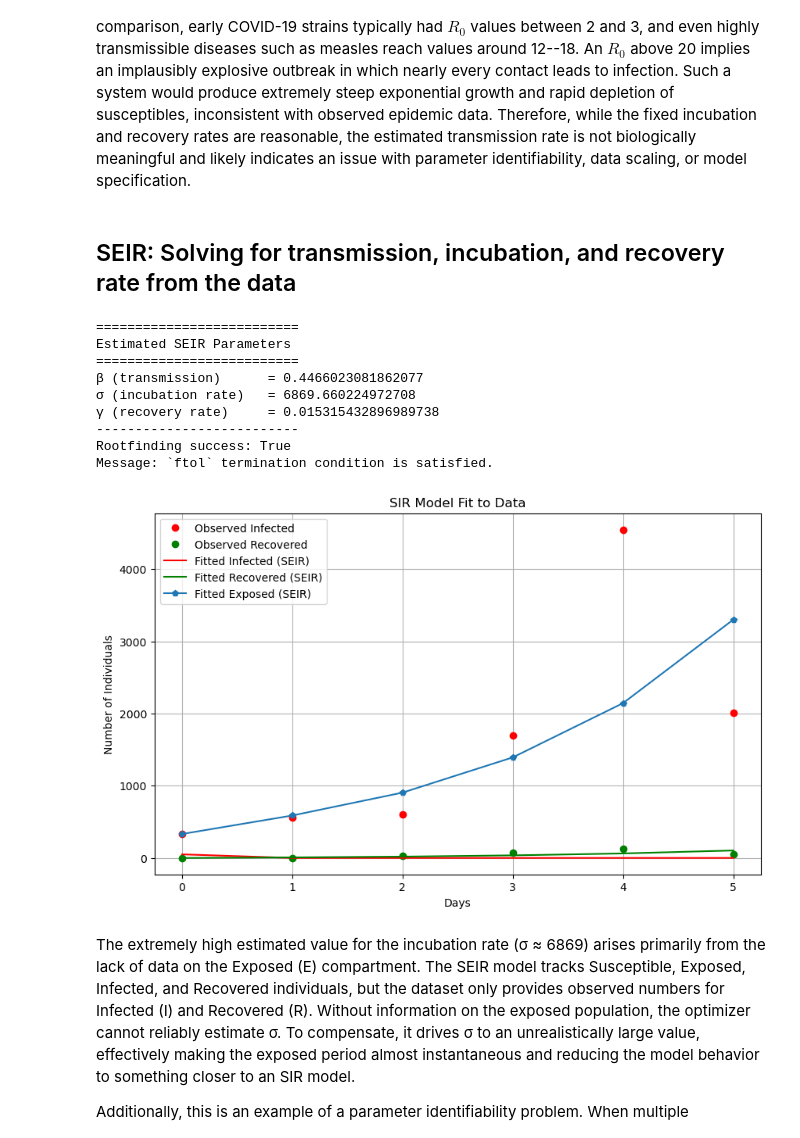
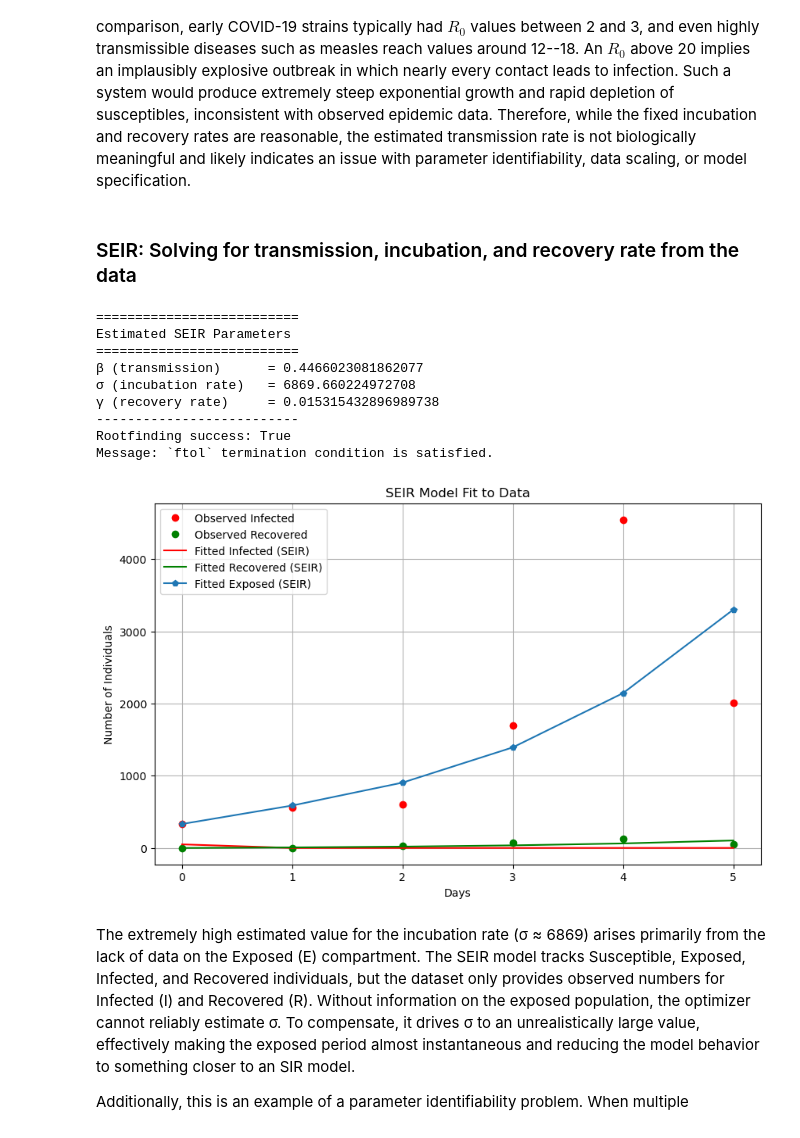
Before and after one commit to carlykiang/apma4300-disease-modeling, a Jupyter notebook: project.ipynb, the cells around one changed output. Drawn from its saved outputs; the diff is of its cells as text; code cells hidden in the pictures.

```diff
--- a/project.ipynb
+++ b/project.ipynb
@@ -755,7 +757,7 @@ R_0 = \frac{2.437}{0.1} \approx 24.4,
 $$
 which is far outside any realistic range for COVID-19 or most human respiratory infections. For comparison, early COVID-19 strains typically had $R_0$ values between 2 and 3, and even highly transmissible diseases such as measles reach values around 12--18. An $R_0$ above 20 implies an implausibly explosive outbreak in which nearly every contact leads to infection. Such a system would produce extremely steep exponential growth and rapid depletion of susceptibles, inconsistent with observed epidemic data. Therefore, while the fixed incubation and recovery rates are reasonable, the estimated transmission rate is not biologically meaningful and likely indicates an issue with parameter identifiability, data scaling, or model specification.
 # %% [markdown]
-## SEIR: Solving for transmission, incubation, and recovery rate from the data
+### SEIR: Solving for transmission, incubation, and recovery rate from the data
 # %%
 # ----------------------------------------------------------------------
 # STEP 1 CONTINUED: Load arrays derived earlier from the JHU dataset
@@ -869,35 +871,35 @@ print("Message:", solution.message)
 # 6) Solve SEIR model with fitted parameters for plotting
 # -----------------------------
 S_fit, I_fit, E_fit, R_fit = solve_seir([beta_hat, sigma_hat, gamma_hat])
 
 # -----------------------------
 # 7) Plot results
 # -----------------------------
 plt.figure(figsize=(10,6))
 plt.plot(t_data, I_data, 'ro', label='Observed Infected')
 plt.plot(t_data, R_data, 'go', label='Observed Recovered')
 # plt.plot(t_data, S_data, 'bo', label='Observed Susceptible')
 plt.plot(t_data, I_fit, 'r-', label='Fitted Infected (SEIR)')
 plt.plot(t_data, R_fit, 'g-', label='Fitted Recovered (SEIR)')
 # plt.plot(t_data, S_fit, 'b-', label='Fitted Susceptible (SEIR)')
 plt.plot(t_data, E_fit, 'p-', label='Fitted Exposed (SEIR)')
 plt.xlabel('Days')
 plt.ylabel('Number of Individuals')
-plt.title('SIR Model Fit to Data')
+plt.title('SEIR Model Fit to Data')
 plt.legend()
 plt.grid(True)
 plt.show()
 # %% [output]
 ==========================
 Estimated SEIR Parameters
 ==========================
 β (transmission)      = 0.4466023081862077
 σ (incubation rate)   = 6869.660224972708
 γ (recovery rate)     = 0.015315432896989738
 --------------------------
 Rootfinding success: True
 Message: `ftol` termination condition is satisfied.
-[figure, old version]
+[figure, new version]
 # %% [markdown]
 The extremely high estimated value for the incubation rate (σ ≈ 6869) arises primarily from the lack of data on the Exposed (E) compartment. The SEIR model tracks Susceptible, Exposed, Infected, and Recovered individuals, but the dataset only provides observed numbers for Infected (I) and Recovered (R). Without information on the exposed population, the optimizer cannot reliably estimate σ. To compensate, it drives σ to an unrealistically large value, effectively making the exposed period almost instantaneous and reducing the model behavior to something closer to an SIR model.
 
```
Also changed, not shown: parts of 28 cells of this notebook, 1 other file.
